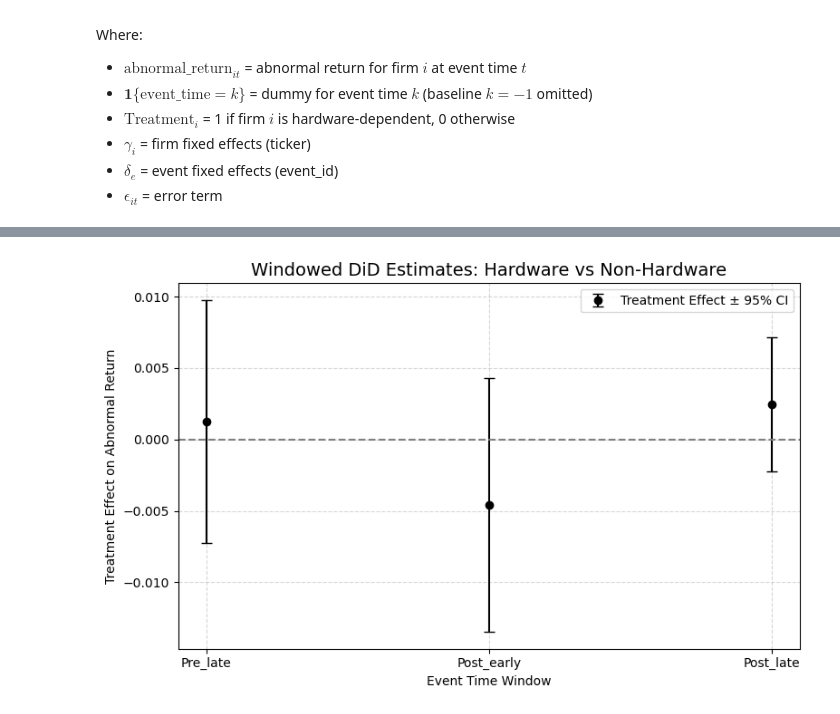
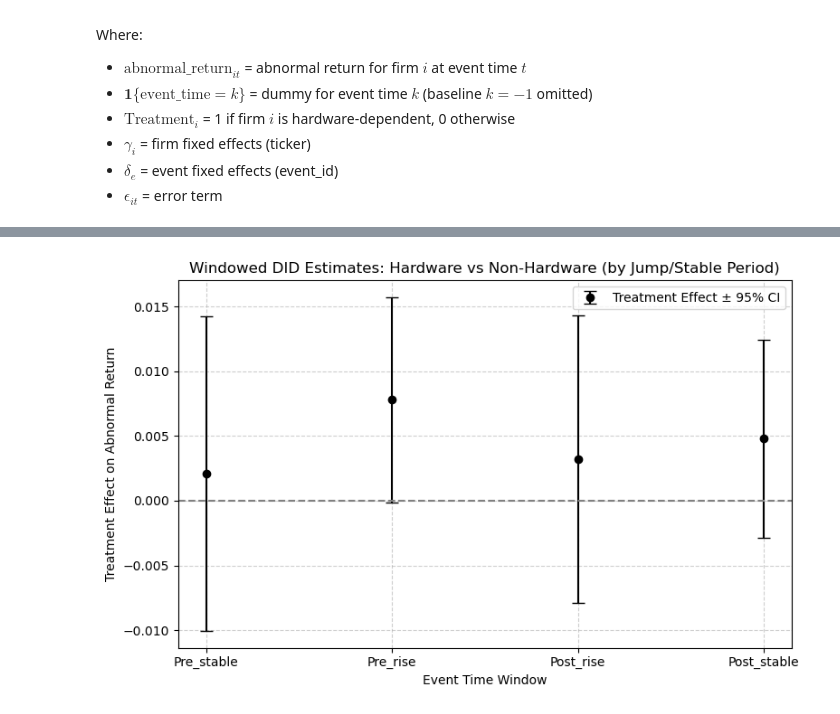
Before and after one commit to CynthiaShiyue/IDS701_Causal_Report_Project, a Jupyter notebook: EventTimeDiD2.ipynb, the cells around one changed output, grey strips where cells are left out. Cells and saved outputs as stored; diff of their text form; code cells hidden in the pictures.

```diff
--- a/EventTimeDiD2.ipynb
+++ b/EventTimeDiD2.ipynb
@@ -151,8 +131,8 @@ treat_effect['upper'] = conf_treat[1].values
 # Extract integer event_time
 treat_effect['event_time'] = treat_effect['term'].str.extract(r'\[T\.?(-?\d+)\]')[0].astype(int)
 
-# Filter ±10 window
-treat_effect = treat_effect[treat_effect['event_time'].between(-10, 10)]
+# Filter ±7 window
+treat_effect = treat_effect[treat_effect['event_time'].between(-7, 7)]
 treat_effect = treat_effect.sort_values('event_time')
 
 # ========== 4. Plot dynamic treatment effects ==========
@@ -169,7 +149,7 @@ plt.errorbar(
 
 plt.axhline(0, color='gray', linestyle='-')
 plt.axvline(0, color='gray', linestyle='--', label='Event Date (t = 0)')
-plt.xlim(-10.5, 10.5)
+plt.xlim(-7.5, 7.5)
 plt.title('Dynamic Treatment Effects (Hardware vs Non-Hardware)', fontsize=14)
 plt.xlabel('Event Time (Days)', fontsize=12)
 plt.ylabel('Treatment Effect on Abnormal Return', fontsize=12)
@@ -186,54 +178,59 @@ plt.show()
 # %%
 import pandas as pd
+import numpy as np
 import matplotlib.pyplot as plt
-import statsmodels.formula.api as smf
 
-df = pd.read_csv("robust_df.csv")
-df["Date"] = pd.to_datetime(df["Date"])
-df["event_date"] = pd.to_datetime(df["event_date"])
-df = df.dropna(subset=["event_id"])
-df = df[df["event_time"] != -1]  # baseline omitted
-df["event_time"] = df["event_time"].astype(float).astype(int)
+# ['term', 'coef', 'lower', 'upper', 'event_time']
 
-bins = [-15, -6, -1, 5, 15]
-labels = ["Pre_early", "Pre_late", "Post_early", "Post_late"]
-df["time_window"] = pd.cut(df["event_time"], bins=bins, labels=labels)
+def assign_window(t):
+    if t in [-6, -5]:
+        return 'Pre_stable'
+    elif t in [-4, -3, -2, -1]:
+        return 'Pre_rise'
+    elif t in [0, 1, 2, 3]:
+        return 'Post_rise'
+    elif t in [4, 5, 6, 7]:
+        return 'Post_stable'
+    else:
+        return None
 
-model = smf.ols(
-    formula="abnormal_return ~ C(time_window) * Treatment + C(ticker)",
-    data=df
-).fit(
-    cov_type="cluster",
-    cov_kwds={"groups": df["ticker"]}
+treat_effect['window'] = treat_effect['event_time'].apply(assign_window)
+treat_effect = treat_effect.dropna(subset=['window'])
+
+window_summary = treat_effect.groupby('window').agg(
+    mean_coef=('coef', 'mean'),
+    mean_lower=('lower', 'mean'),
+    mean_upper=('upper', 'mean')
+).reset_index()
+
+window_summary['yerr_lower'] = window_summary['mean_coef'] - window_summary['mean_lower']
+window_summary['yerr_upper'] = window_summary['mean_upper'] - window_summary['mean_coef']
+
+desired_order = ['Pre_stable', 'Pre_rise', 'Post_rise', 'Post_stable']
+window_summary['window'] = pd.Categorical(window_summary['window'], categories=desired_order, ordered=True)
+window_summary = window_summary.sort_values('window')
+
+fig, ax = plt.subplots(figsize=(8, 5))
+
+ax.errorbar(
+    x=window_summary['window'],
+    y=window_summary['mean_coef'],
+    yerr=[window_summary['yerr_lower'], window_summary['yerr_upper']],
+    fmt='o',
+    capsize=5,
+    color='black',
+    label='Treatment Effect ± 95% CI'
 )
 
-coef = model.params
-conf = model.conf_int()
-effects = coef[coef.index.str.contains("C\(time_window\)\[T\..*\]:Treatment")].reset_index()
-effects.columns = ["term", "coef"]
+ax.axhline(0, color='gray', linestyle='--')
+ax.set_xlabel('Event Time Window')
+ax.set_ylabel('Treatment Effect on Abnormal Return')
+ax.set_title('Windowed DID Estimates: Hardware vs Non-Hardware (by Jump/Stable Period)')
+ax.grid(True, linestyle='--', alpha=0.6)
+ax.legend()
 
-conf_treat = conf.loc[effects["term"]]
-effects["lower"] = conf_treat[0].values
-effects["upper"] = conf_treat[1].values
-effects["window"] = effects["term"].str.extract(r'\[T\.(.*)\]')[0]
-
-effects["window"] = pd.Categorical(effects["window"], categories=labels, ordered=True)
-effects = effects.sort_values("window")
-
-plt.figure(figsize=(8, 5))
-plt.errorbar(
-    effects["window"], effects["coef"],
-    yerr=[effects["coef"] - effects["lower"], effects["upper"] - effects["coef"]],
-    fmt="o", capsize=4, color="black", label="Treatment Effect ± 95% CI"
-)
-plt.axhline(0, color="gray", linestyle="--")
-plt.title("Windowed DiD Estimates: Hardware vs Non-Hardware", fontsize=14)
-plt.xlabel("Event Time Window")
-plt.ylabel("Treatment Effect on Abnormal Return")
-plt.legend()
-plt.grid(True, linestyle='--', alpha=0.5)
 plt.tight_layout()
 plt.show()
 # %% [output]
-[figure, old version]
+[figure, new version]
 # %% [markdown]
```
Also changed, not shown: parts of 15 cells of this notebook, 6 other files.
